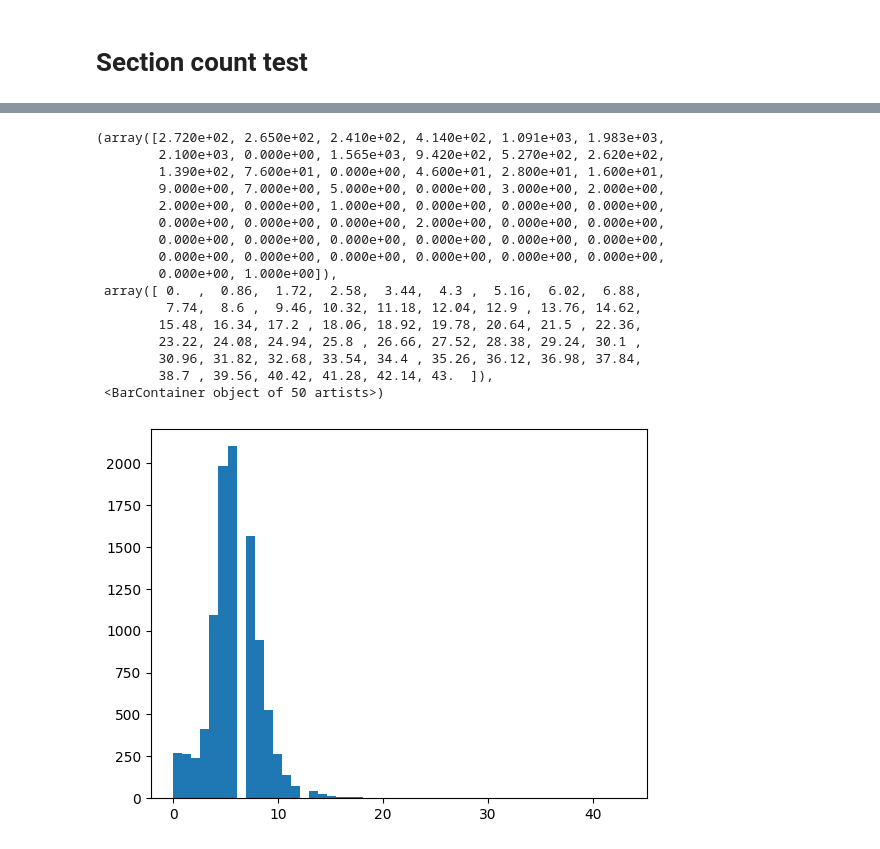
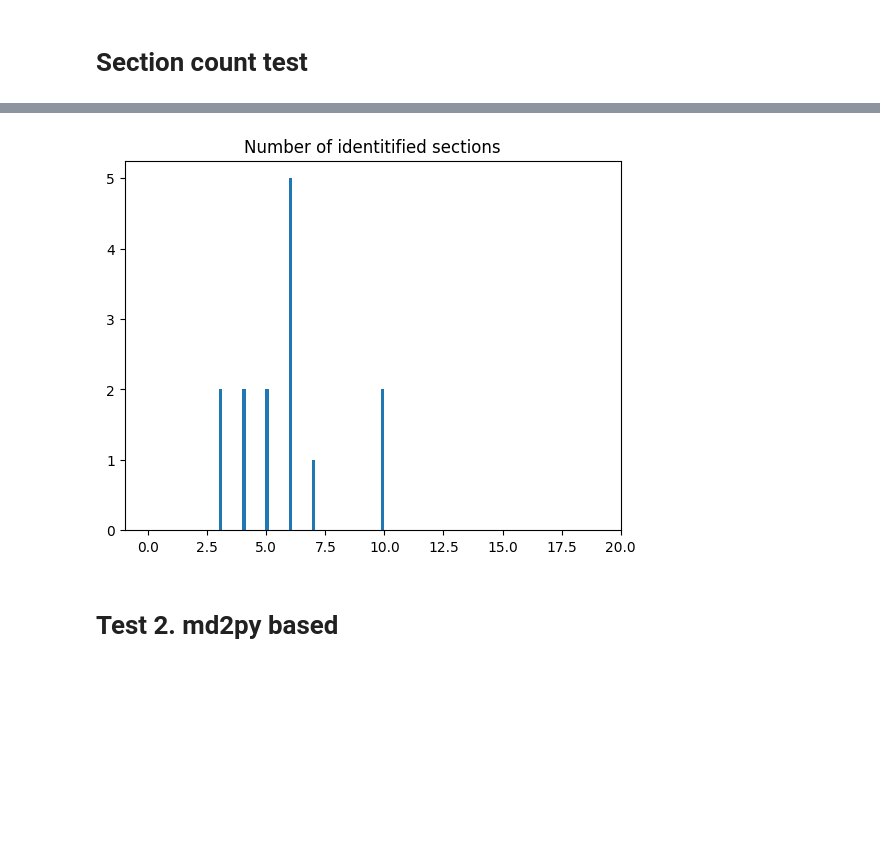
Before and after one commit to id4thomas/nlp_building_blocks, a Jupyter notebook: projects/2024_11_arxiver_rag/experiments/2411_2_analyze_arxiver_data/2_test_markdown_splitter.ipynb, the cells around one changed output, grey strips where cells are left out. Saved outputs shown, nothing was run; the diff lists cells and outputs as text; code cells hidden in the pictures; blank space fills up the shorter version.

```diff
--- a/projects/2024_11_arxiver_rag/experiments/2411_2_analyze_arxiver_data/2_test_markdown_splitter.ipynb
+++ b/projects/2024_11_arxiver_rag/experiments/2411_2_analyze_arxiver_data/2_test_markdown_splitter.ipynb
@@ -21,0 +16,4 @@ df.to_parquet("sample.parquet", index = None)
+# %%
+# df.to_parquet("sample.parquet", index = None)
+df = pd.read_parquet("sample.parquet")
+print(df.shape, df.columns)
@@ -211,12 +214,16 @@ section_texts
 # Section count test
 # %%
 num_sections = []
+has_title_count = 0
+no_title_count = 0
+
 for idx in tqdm(range(df.shape[0])):
     text = df.iloc[idx]['markdown']
     hierarchical_structure = parse_markdown_hierarchy(text)
 
     # has H1 Title
     if len(hierarchical_structure)==1 and hierarchical_structure[0]['header']=='h1':
+        has_title_count+=1
         num_section = 0
         top_section = hierarchical_structure[0]
         for section in top_section["children"]:
@@ -227,6 +234,9 @@ for idx in tqdm(range(df.shape[0])):
             num_section+=1
         num_sections.append(num_section)
     elif len(hierarchical_structure)>1:
+        no_title_count+=1
+        print(idx)
+        break
         num_section = 0
         for section in hierarchical_structure:
             header_type = section["header"]
@@ -237,4 +247,6 @@ for idx in tqdm(range(df.shape[0])):
         num_sections.append(num_section)
     else:
         print("ERR {} - {}".format(idx, hierarchical_structure, len(hierarchical_structure)))
+
+print("has title {}, no title {}".format(has_title_count, no_title_count))
 # %% [output]
@@ -302,23 +286,13 @@ Here, we present a complete and concise derivation of optical heterodyne measure
 h6 Abstract 0
 h2 I Introduction 0
 h2 Appendix A Complex representation of a real wave 0
-# %%
-plt.hist(num_sections, bins = 50)
-# %% [output]
-(array([2.720e+02, 2.650e+02, 2.410e+02, 4.140e+02, 1.091e+03, 1.983e+03,
-        2.100e+03, 0.000e+00, 1.565e+03, 9.420e+02, 5.270e+02, 2.620e+02,
-        1.390e+02, 7.600e+01, 0.000e+00, 4.600e+01, 2.800e+01, 1.600e+01,
-        9.000e+00, 7.000e+00, 5.000e+00, 0.000e+00, 3.000e+00, 2.000e+00,
-        2.000e+00, 0.000e+00, 1.000e+00, 0.000e+00, 0.000e+00, 0.000e+00,
-        0.000e+00, 0.000e+00, 0.000e+00, 2.000e+00, 0.000e+00, 0.000e+00,
-        0.000e+00, 0.000e+00, 0.000e+00, 0.000e+00, 0.000e+00, 0.000e+00,
-        0.000e+00, 0.000e+00, 0.000e+00, 0.000e+00, 0.000e+00, 0.000e+00,
-        0.000e+00, 1.000e+00]),
- array([ 0.  ,  0.86,  1.72,  2.58,  3.44,  4.3 ,  5.16,  6.02,  6.88,
-         7.74,  8.6 ,  9.46, 10.32, 11.18, 12.04, 12.9 , 13.76, 14.62,
-        15.48, 16.34, 17.2 , 18.06, 18.92, 19.78, 20.64, 21.5 , 22.36,
-        23.22, 24.08, 24.94, 25.8 , 26.66, 27.52, 28.38, 29.24, 30.1 ,
-        30.96, 31.82, 32.68, 33.54, 34.4 , 35.26, 36.12, 36.98, 37.84,
-        38.7 , 39.56, 40.42, 41.28, 42.14, 43.  ]),
- <BarContainer object of 50 artists>)
-[figure, removed]
+# %%
+plt.clf()
+plt.hist(num_sections, bins = 50)
+plt.xlim(-1, 20)
+plt.title("Number of identitified sections")
+plt.show()
+# %% [output]
+[figure, added]
+# %% [markdown]
+# Test 2. md2py based
```
Also changed, not shown: parts of 13 cells of this notebook, 1 other file.
